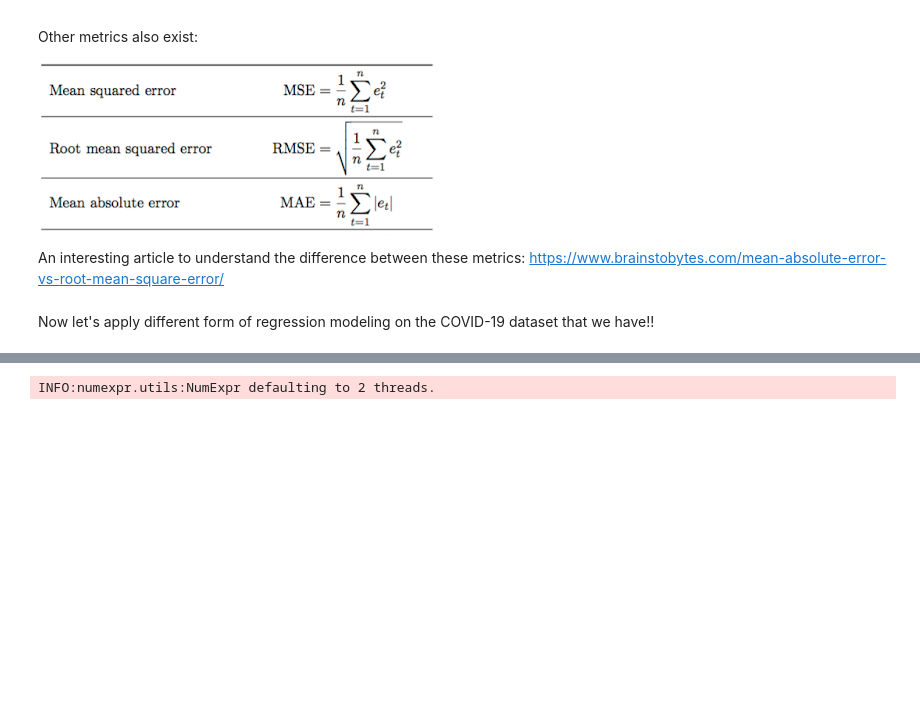
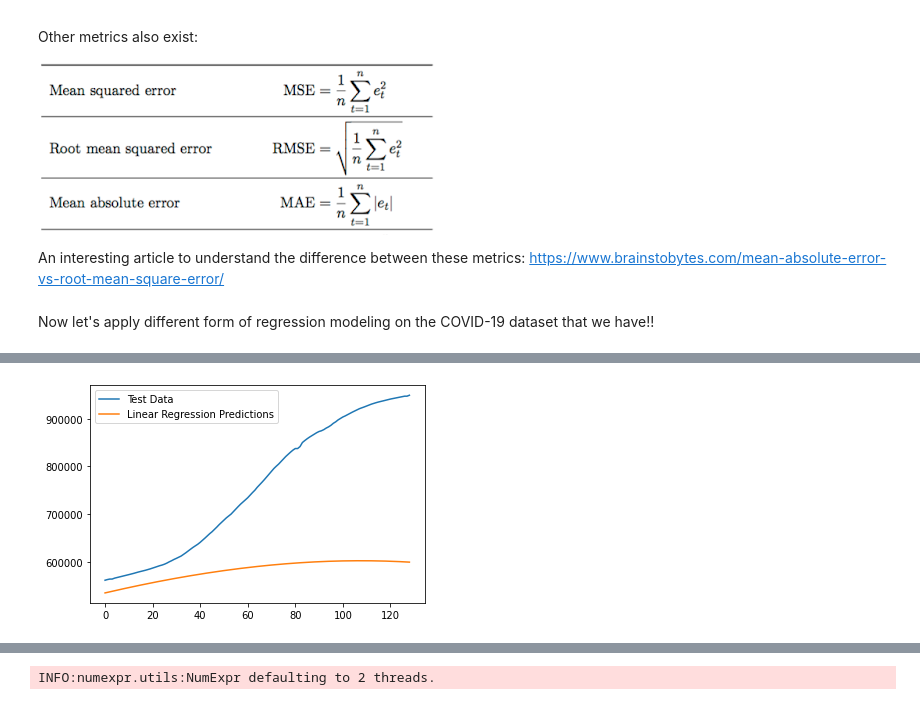
Before and after one commit to komzy/Demystifying-Data-Analytics-Course, a Jupyter notebook: Week_3_Day_2_Demo_Code.ipynb, the cells around one changed output, grey strips where cells are left out. Drawn from its saved outputs; the diff is of its cells as text; code cells hidden in the pictures; blank space fills up the shorter version.

```diff
--- a/Week_3_Day_2_Demo_Code.ipynb
+++ b/Week_3_Day_2_Demo_Code.ipynb
@@ -213,3 +213,11 @@ MSE: 49544890593.85733
+# %%
+#Plotting to see the error
+plt.plot(Y_test_confirmed)
+plt.plot(test_linear_pred_poly)
+plt.legend(['Test Data', 'Linear Regression Predictions'])
+plt.show()
+# %% [output]
+[figure, added]
 # %%
 #c. Applying cross validation to LINEAR REGRESSION
 from sklearn.model_selection import KFold
```
Also changed, not shown: parts of 8 cells of this notebook.
